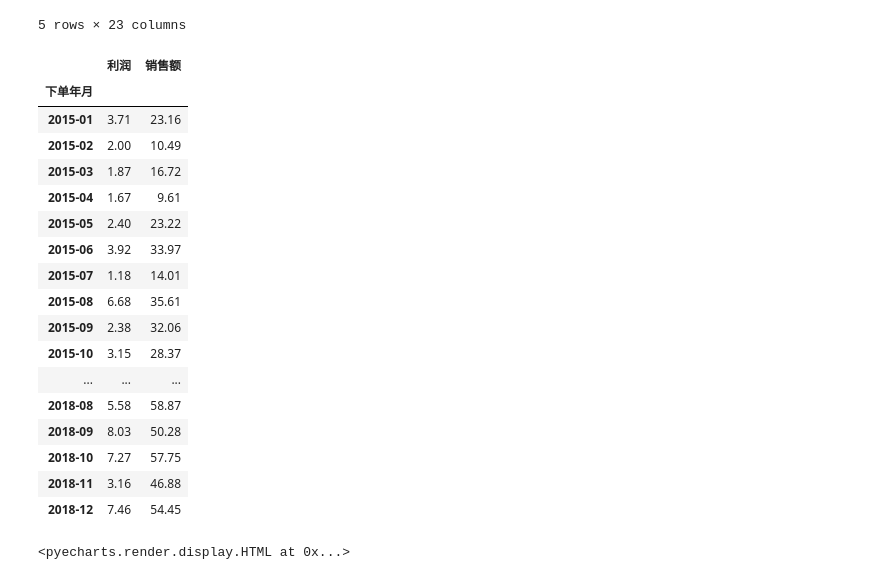
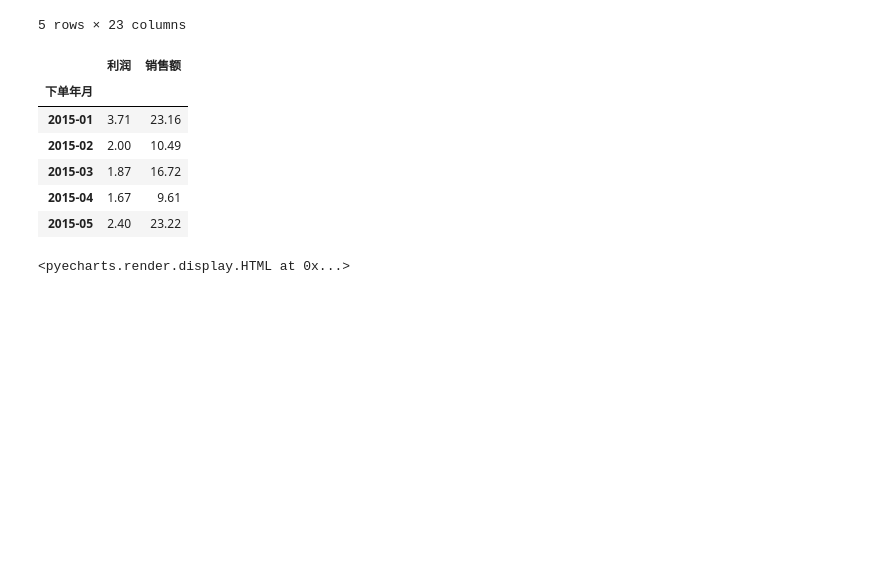
Before and after one commit to AI119/opupupuo, a Jupyter notebook: Numpy & Pandas/2023.4.19 Pyecharts入门.ipynb, the cells around one changed output. Cells and saved outputs as stored; diff of their text form; code cells hidden in the pictures; blank space fills up the shorter version.

```diff
--- a/Numpy & Pandas/2023.4.19 Pyecharts入门.ipynb
+++ b/Numpy & Pandas/2023.4.19 Pyecharts入门.ipynb
@@ -98,26 +98,15 @@ data1.head()
 5 rows × 23 columns
 # %%
 data_12 = data1[['下单年月','利润','销售额']].groupby('下单年月').agg({'利润':'sum','销售额':'sum'}).apply(lambda x:round(x*0.0001,2))
-data_12
+data_12.head()
 # %% [output]
 |  | 利润 | 销售额 |
 | 下单年月 |  |  |
 | 2015-01 | 3.71 | 23.16 |
 | 2015-02 | 2.00 | 10.49 |
 | 2015-03 | 1.87 | 16.72 |
 | 2015-04 | 1.67 | 9.61 |
 | 2015-05 | 2.40 | 23.22 |
-| 2015-06 | 3.92 | 33.97 |
-| 2015-07 | 1.18 | 14.01 |
-| 2015-08 | 6.68 | 35.61 |
-| 2015-09 | 2.38 | 32.06 |
-| 2015-10 | 3.15 | 28.37 |
-| ... | ... | ... |
-| 2018-08 | 5.58 | 58.87 |
-| 2018-09 | 8.03 | 50.28 |
-| 2018-10 | 7.27 | 57.75 |
-| 2018-11 | 3.16 | 46.88 |
-| 2018-12 | 7.46 | 54.45 |
 # %%
 c = (
     Line()
```
Also changed, not shown: parts of 2 cells of this notebook.
